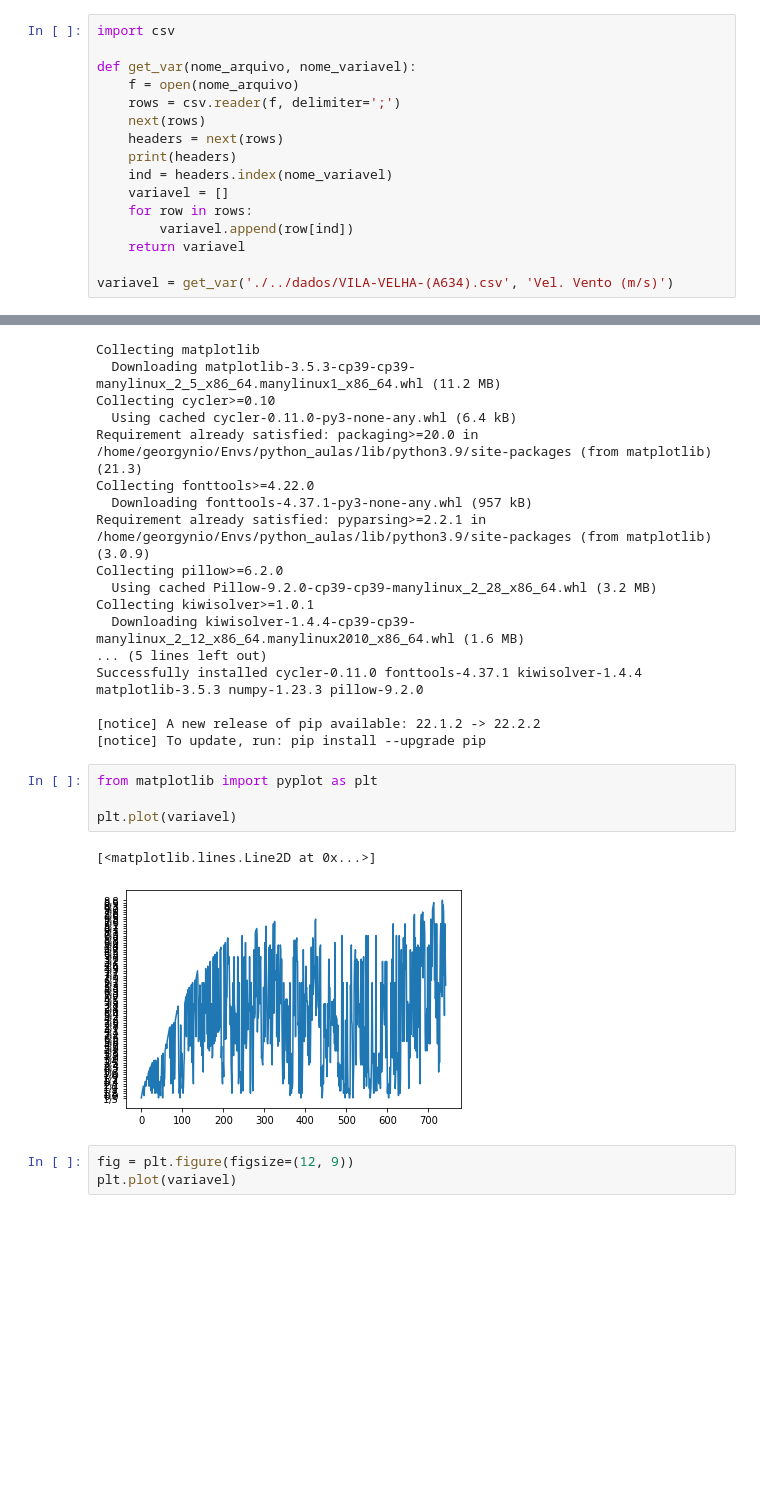
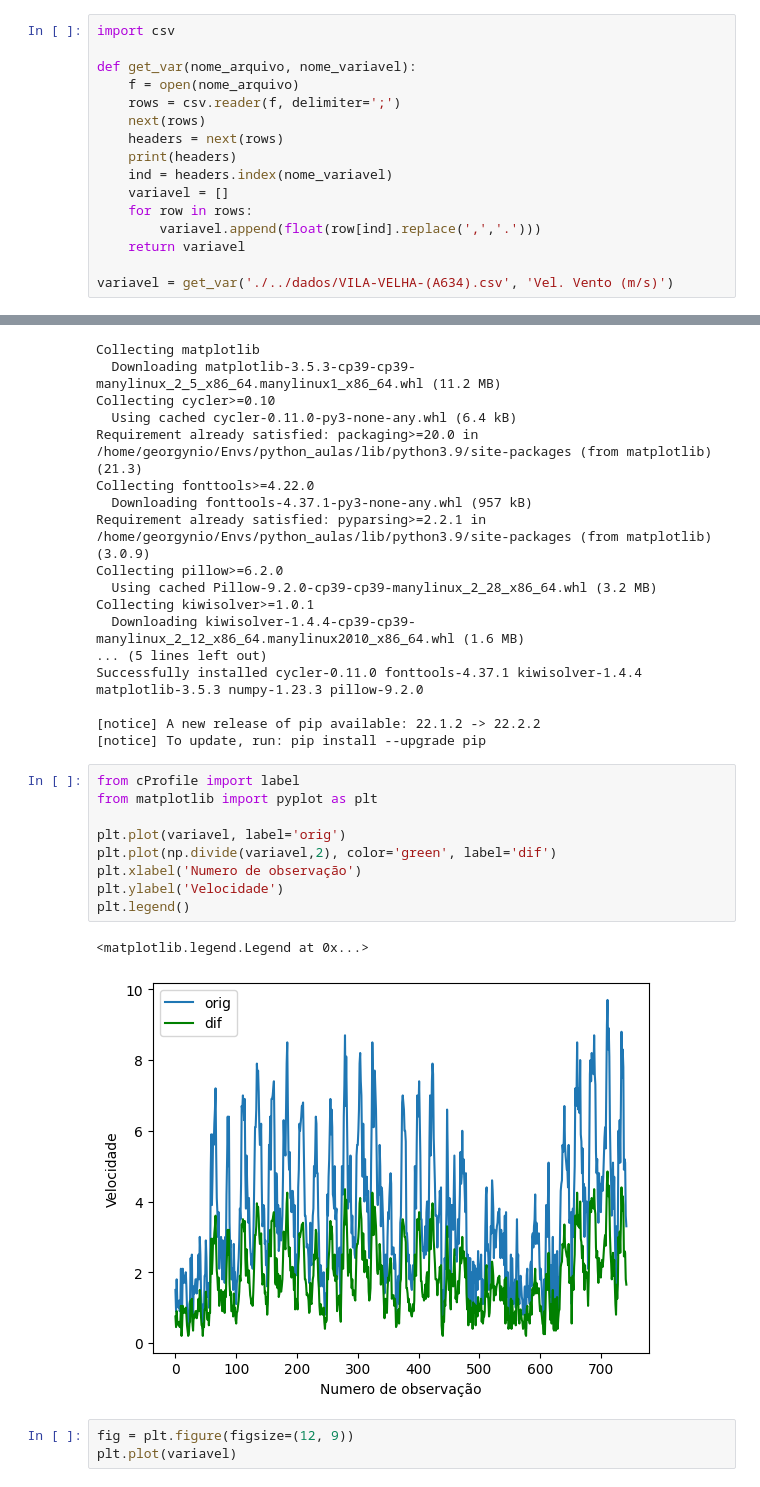
Before and after one commit to georgynio/python_aulas, a Jupyter notebook: Exercicios/Exemplos_base/dados_csv_1.ipynb, the cells around one changed output, grey strips where cells are left out. Drawn from its saved outputs; the diff is of its cells as text; blank space fills up the shorter version.

```diff
--- a/Exercicios/Exemplos_base/dados_csv_1.ipynb
+++ b/Exercicios/Exemplos_base/dados_csv_1.ipynb
@@ -69,7 +127,7 @@ def get_var(nome_arquivo, nome_variavel):
     ind = headers.index(nome_variavel)
     variavel = []
     for row in rows:
-        variavel.append(row[ind])
+        variavel.append(float(row[ind].replace(',','.')))
     return variavel
 
 variavel = get_var('./../dados/VILA-VELHA-(A634).csv', 'Vel. Vento (m/s)')
@@ -108,13 +180,18 @@ Successfully installed cycler-0.11.0 fonttools-4.37.1 kiwisolver-1.4.4 matplotli
 
 [notice] A new release of pip available: 22.1.2 -> 22.2.2
 [notice] To update, run: pip install --upgrade pip
-# %%
-from matplotlib import pyplot as plt
-
-plt.plot(variavel)
-# %% [output]
-[<matplotlib.lines.Line2D at 0x...>]
-[figure, removed]
+# %%
+from cProfile import label
+from matplotlib import pyplot as plt
+
+plt.plot(variavel, label='orig')
+plt.plot(np.divide(variavel,2), color='green', label='dif')
+plt.xlabel('Numero de observação')
+plt.ylabel('Velocidade')
+plt.legend()
+# %% [output]
+<matplotlib.legend.Legend at 0x...>
+[figure, added]
 # %%
 fig = plt.figure(figsize=(12, 9))
 plt.plot(variavel)
```
Also changed, not shown: parts of 8 cells of this notebook, 2 other files.
